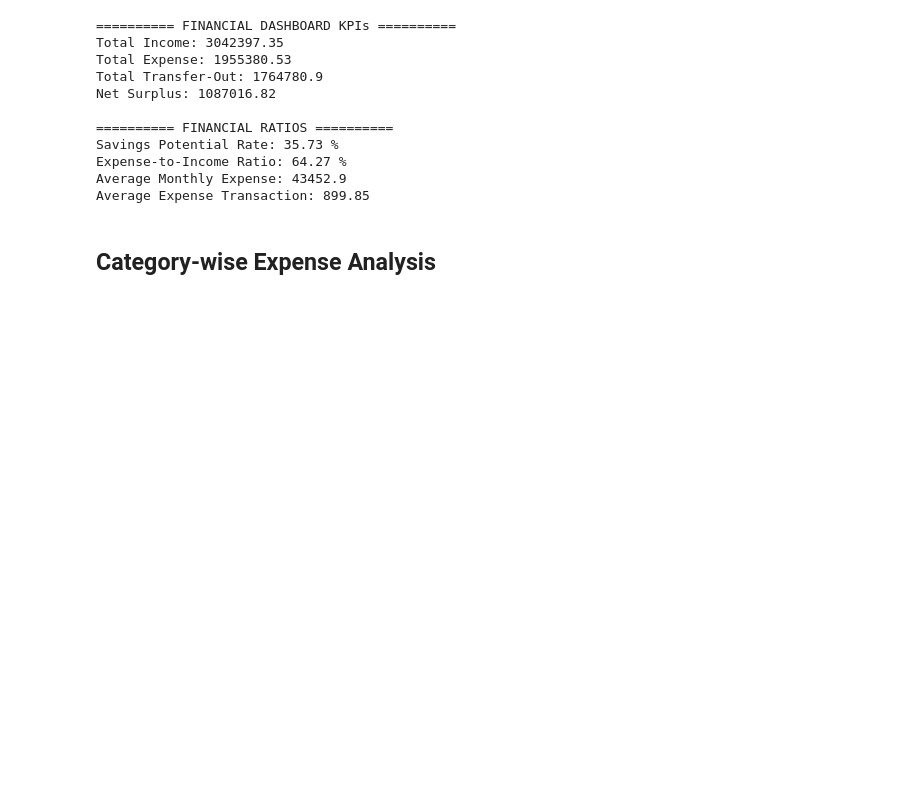
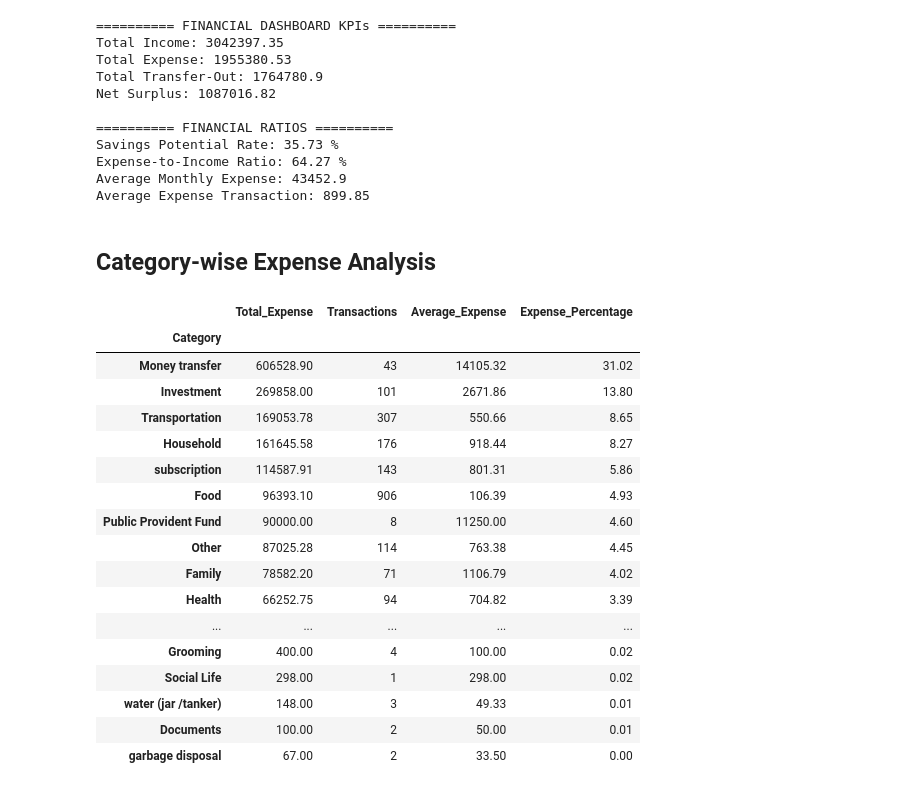
Before and after one commit to eshat69/AI-Personal_Finance-Manager, a Jupyter notebook: Financial_Dashboard.ipynb, the cells around one changed output. Saved outputs shown, nothing was run; the diff lists cells and outputs as text; code cells hidden in the pictures; blank space fills up the shorter version.

Commit message:
Add detailed Category-wise Expense Analysis to Financial Dashboard notebook

```diff
--- a/Financial_Dashboard.ipynb
+++ b/Financial_Dashboard.ipynb
@@ -303,3 +303,45 @@ Average Monthly Expense: 43452.9
 Average Expense Transaction: 899.85
 # %% [markdown]
 ## Category-wise Expense Analysis
+# %%
+# Filter Expense Transactions
+expense_df = fd[fd["Income/Expense"] == "Expense"].copy()
+
+# Category-wise Expense Analysis
+category_expense = expense_df.groupby("Category")["Amount"].agg(
+    Total_Expense="sum",
+    Transactions="count",
+    Average_Expense="mean"
+).round(2)
+
+# Calculate Expense Percentage
+category_expense["Expense_Percentage"] = (
+    category_expense["Total_Expense"] / total_expense * 100
+).round(2)
+
+# Sort by highest expense
+category_expense = category_expense.sort_values(
+    by="Total_Expense",
+    ascending=False
+)
+
+category_expense
+# %% [output]
+|  | Total_Expense | Transactions | Average_Expense | Expense_Percentage |
+| Category |  |  |  |  |
+| Money transfer | 606528.90 | 43 | 14105.32 | 31.02 |
+| Investment | 269858.00 | 101 | 2671.86 | 13.80 |
+| Transportation | 169053.78 | 307 | 550.66 | 8.65 |
+| Household | 161645.58 | 176 | 918.44 | 8.27 |
+| subscription | 114587.91 | 143 | 801.31 | 5.86 |
+| Food | 96393.10 | 906 | 106.39 | 4.93 |
+| Public Provident Fund | 90000.00 | 8 | 11250.00 | 4.60 |
+| Other | 87025.28 | 114 | 763.38 | 4.45 |
+| Family | 78582.20 | 71 | 1106.79 | 4.02 |
+| Health | 66252.75 | 94 | 704.82 | 3.39 |
+| ... | ... | ... | ... | ... |
+| Grooming | 400.00 | 4 | 100.00 | 0.02 |
+| Social Life | 298.00 | 1 | 298.00 | 0.02 |
+| water (jar /tanker) | 148.00 | 3 | 49.33 | 0.01 |
+| Documents | 100.00 | 2 | 50.00 | 0.01 |
+| garbage disposal | 67.00 | 2 | 33.50 | 0.00 |
```
